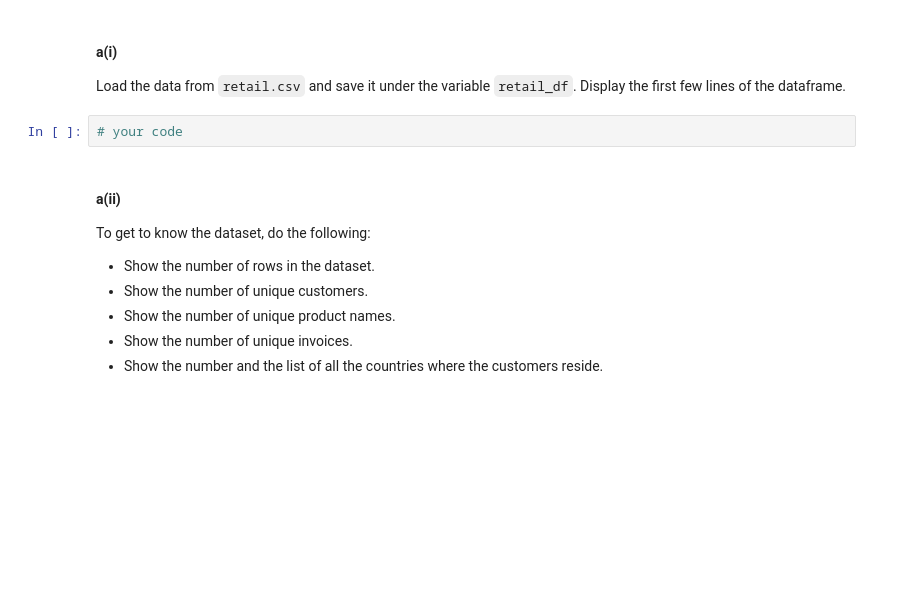
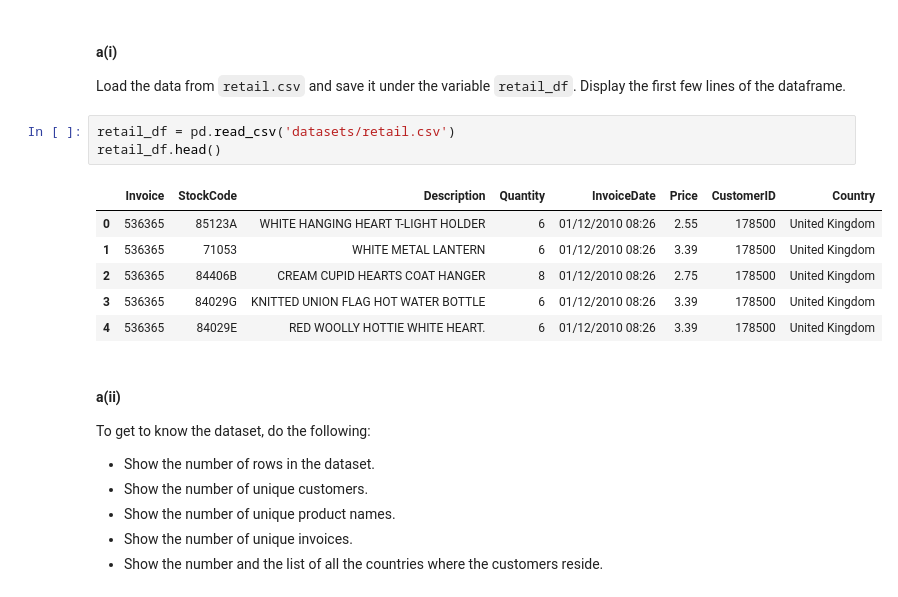
Before and after one commit to CodingTil/2022_23---Introduction-to-Data-Science---Exercises, a Jupyter notebook: assignment_2/assignment2.ipynb, the cells around one changed output. Saved outputs shown, nothing was run; the diff lists cells and outputs as text; blank space fills up the shorter version.

```diff
--- a/assignment_2/assignment2.ipynb
+++ b/assignment_2/assignment2.ipynb
@@ -414,7 +414,15 @@ Attribute Information:
 #### **a(i)**
 Load the data from `retail.csv` and save it under the variable `retail_df`. Display the first few lines of the dataframe.
 # %%
-# your code
+retail_df = pd.read_csv('datasets/retail.csv')
+retail_df.head()
+# %% [output]
+|  | Invoice | StockCode | Description | Quantity | InvoiceDate | Price | CustomerID | Country |
+| 0 | 536365 | 85123A | WHITE HANGING HEART T-LIGHT HOLDER | 6 | 01/12/2010 08:26 | 2.55 | 178500 | United Kingdom |
+| 1 | 536365 | 71053 | WHITE METAL LANTERN | 6 | 01/12/2010 08:26 | 3.39 | 178500 | United Kingdom |
+| 2 | 536365 | 84406B | CREAM CUPID HEARTS COAT HANGER | 8 | 01/12/2010 08:26 | 2.75 | 178500 | United Kingdom |
+| 3 | 536365 | 84029G | KNITTED UNION FLAG HOT WATER BOTTLE | 6 | 01/12/2010 08:26 | 3.39 | 178500 | United Kingdom |
+| 4 | 536365 | 84029E | RED WOOLLY HOTTIE WHITE HEART. | 6 | 01/12/2010 08:26 | 3.39 | 178500 | United Kingdom |
 # %% [markdown]
 #### **a(ii)**
 To get to know the dataset, do the following:
```
Also changed, not shown: parts of 15 cells of this notebook.
